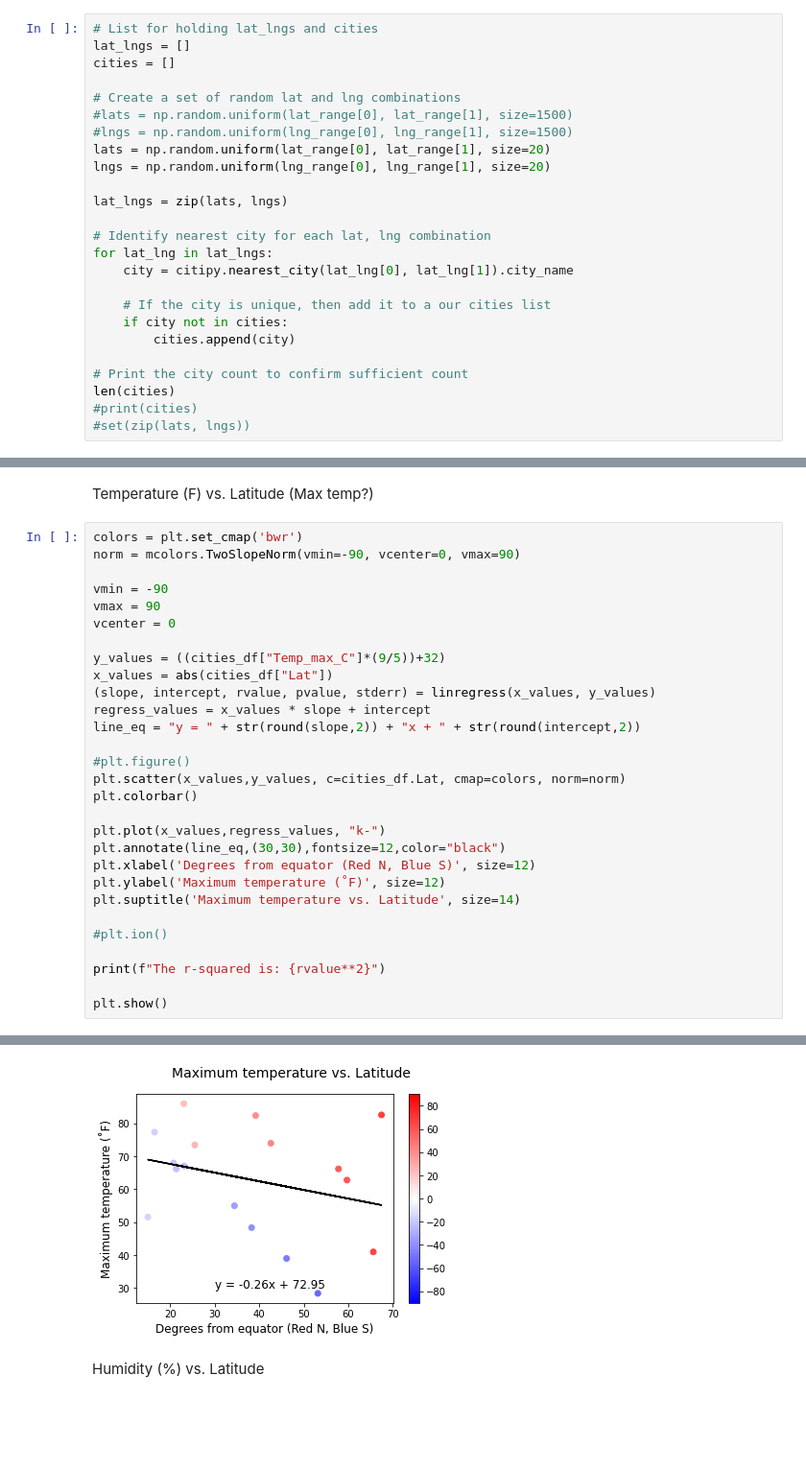
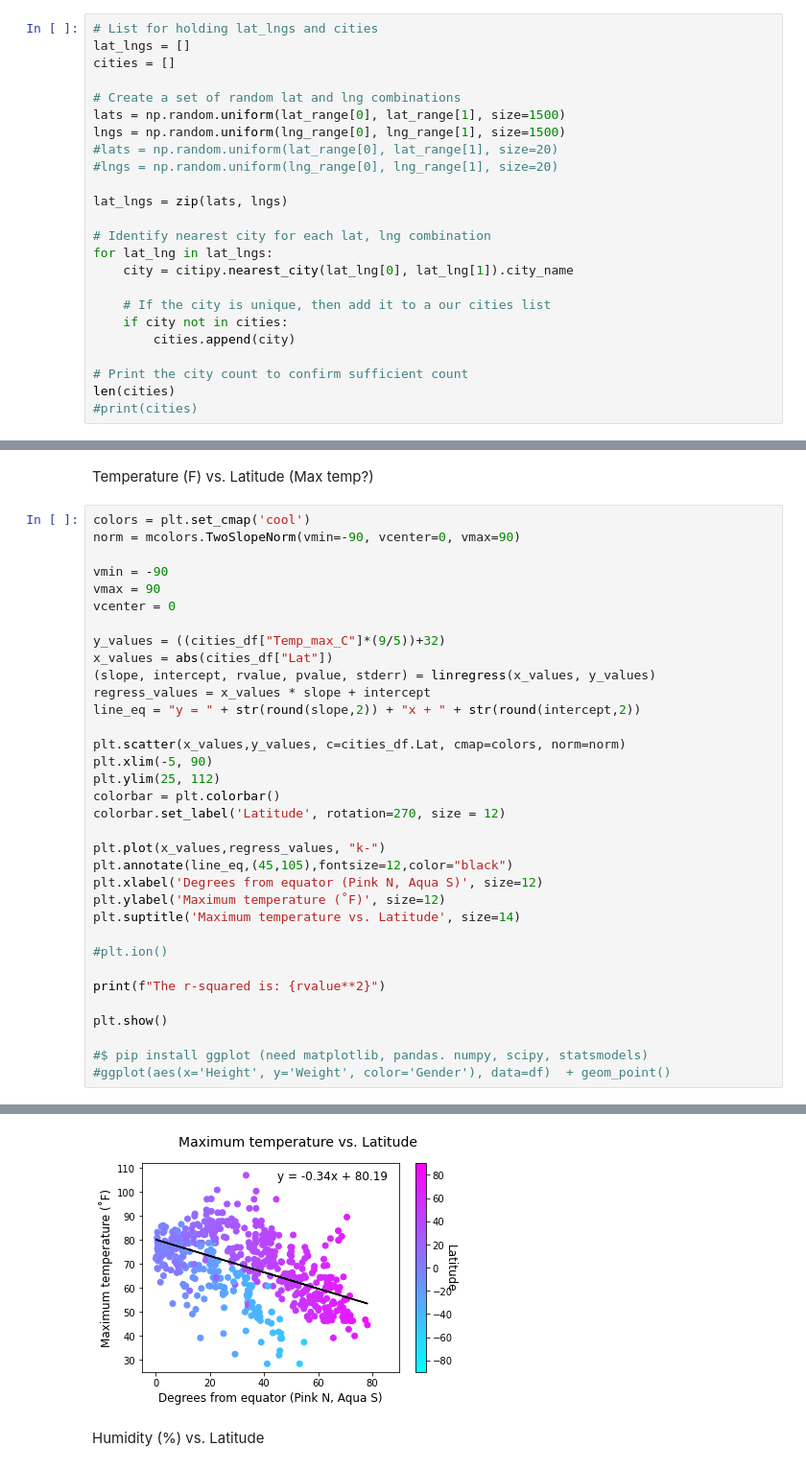
Before and after one commit to bjmacgreg/python-api-challenge, a Jupyter notebook: WeatherPy/WeatherPy.ipynb, the cells around one changed output, grey strips where cells are left out. Shown at 96% size. Drawn from its saved outputs; the diff is of its cells as text; blank space fills up the shorter version.

```diff
--- a/WeatherPy/WeatherPy.ipynb
+++ b/WeatherPy/WeatherPy.ipynb
@@ -54,10 +54,10 @@ lat_lngs = []
 cities = []
 
 # Create a set of random lat and lng combinations
-#lats = np.random.uniform(lat_range[0], lat_range[1], size=1500)
-#lngs = np.random.uniform(lng_range[0], lng_range[1], size=1500)
-lats = np.random.uniform(lat_range[0], lat_range[1], size=20)
-lngs = np.random.uniform(lng_range[0], lng_range[1], size=20)
+lats = np.random.uniform(lat_range[0], lat_range[1], size=1500)
+lngs = np.random.uniform(lng_range[0], lng_range[1], size=1500)
+#lats = np.random.uniform(lat_range[0], lat_range[1], size=20)
+#lngs = np.random.uniform(lng_range[0], lng_range[1], size=20)
 
 lat_lngs = zip(lats, lngs)
 
@@ -72,5 +72,4 @@ for lat_lng in lat_lngs:
 # Print the city count to confirm sufficient count
 len(cities)
 #print(cities)
-#set(zip(lats, lngs))
 # %% [output]
@@ -236,7 +215,7 @@ Save the plotted figures as .pngs.
 # %% [markdown]
 Temperature (F) vs. Latitude (Max temp?)
 # %%
-colors = plt.set_cmap('bwr')
+colors = plt.set_cmap('cool')
 norm = mcolors.TwoSlopeNorm(vmin=-90, vcenter=0, vmax=90)
 
 vmin = -90
@@ -249,13 +228,15 @@ x_values = abs(cities_df["Lat"])
 regress_values = x_values * slope + intercept
 line_eq = "y = " + str(round(slope,2)) + "x + " + str(round(intercept,2))
 
-#plt.figure()
 plt.scatter(x_values,y_values, c=cities_df.Lat, cmap=colors, norm=norm)
-plt.colorbar()
+plt.xlim(-5, 90)
+plt.ylim(25, 112)
+colorbar = plt.colorbar()
+colorbar.set_label('Latitude', rotation=270, size = 12)
 
 plt.plot(x_values,regress_values, "k-")
-plt.annotate(line_eq,(30,30),fontsize=12,color="black")
-plt.xlabel('Degrees from equator (Red N, Blue S)', size=12)
+plt.annotate(line_eq,(45,105),fontsize=12,color="black")
+plt.xlabel('Degrees from equator (Pink N, Aqua S)', size=12)
 plt.ylabel('Maximum temperature (˚F)', size=12)
 plt.suptitle('Maximum temperature vs. Latitude', size=14)
 
@@ -264,4 +245,7 @@ plt.suptitle('Maximum temperature vs. Latitude', size=14)
 print(f"The r-squared is: {rvalue**2}")
 
 plt.show()
+
+#$ pip install ggplot (need matplotlib, pandas. numpy, scipy, statsmodels)
+#ggplot(aes(x='Height', y='Weight', color='Gender'), data=df)  + geom_point()
 # %% [output]
@@ -269,4 +253,4 @@ The r-squared is: 0.07748306214091763
-[figure, old version]
+[figure, new version]
 # %% [markdown]
 Humidity (%) vs. Latitude
 # %%
```
Also changed, not shown: parts of 17 cells of this notebook, 1 other file.
